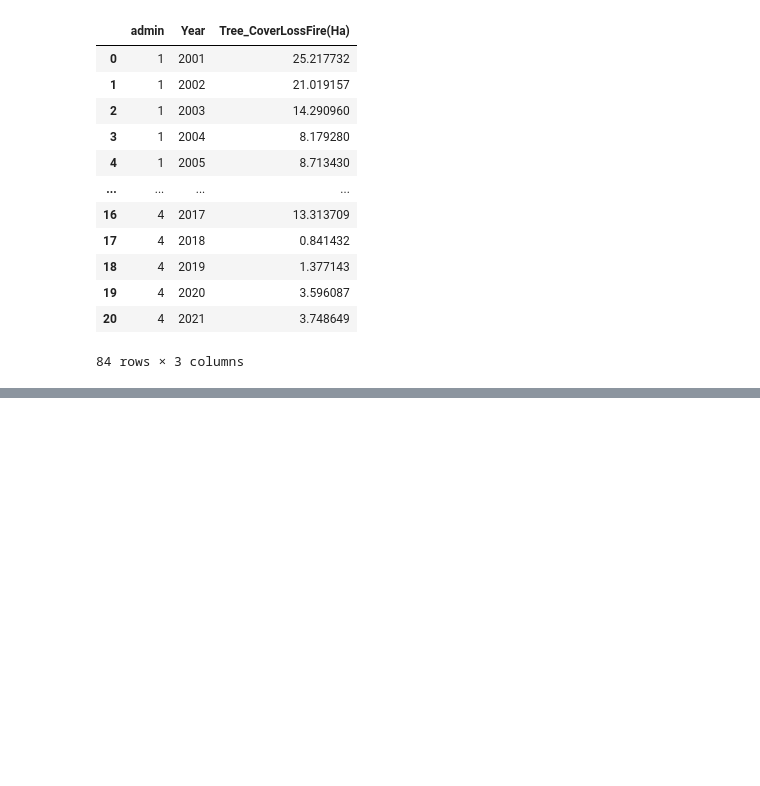
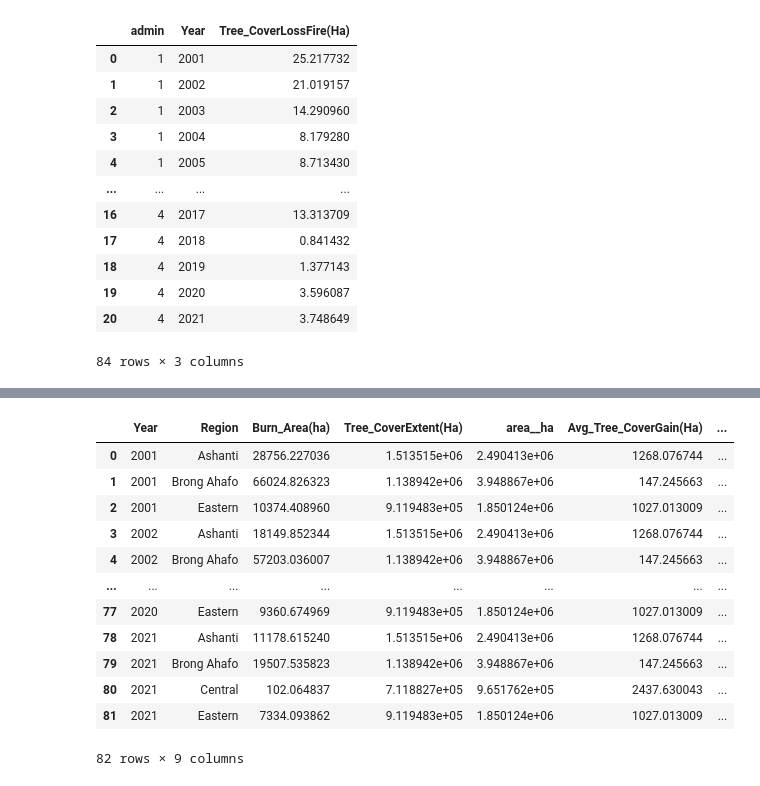
Before and after one commit to Sk2195/The-Chocolate-Project, a Jupyter notebook: Data Cleaning/Forest Data-Cleaning.ipynb, the cells around one changed output, grey strips where cells are left out. Saved outputs shown, nothing was run; the diff lists cells and outputs as text; code cells hidden in the pictures; blank space fills up the shorter version.

```diff
--- a/Data Cleaning/Forest Data-Cleaning.ipynb
+++ b/Data Cleaning/Forest Data-Cleaning.ipynb
@@ -616,0 +659,2 @@ final_mergeddf
+# %%
+final_mergeddf = pd.merge(final_mergeddf, geo_data, on='admin')
@@ -616,0 +669,5 @@ final_mergeddf
+# %%
+# Rename the column
+final_mergeddf.rename(columns={'name':'Region'},inplace=True)
+# %%
+final_mergeddf.drop(columns={'admin'},inplace=True)
@@ -617 +690,20 @@ final_mergeddf
+# %%
+# Group the data by Year and Region
+grouped_data = final_mergeddf.groupby(['Year', 'Region'], as_index=False).mean()
+# %%
+grouped_data
+# %% [output]
+|  | Year | Region | Burn_Area(ha) | Tree_CoverExtent(Ha) | area__ha | Avg_Tree_CoverGain(Ha) | ... |
+| 0 | 2001 | Ashanti | 28756.227036 | 1.513515e+06 | 2.490413e+06 | 1268.076744 | ... |
+| 1 | 2001 | Brong Ahafo | 66024.826323 | 1.138942e+06 | 3.948867e+06 | 147.245663 | ... |
+| 2 | 2001 | Eastern | 10374.408960 | 9.119483e+05 | 1.850124e+06 | 1027.013009 | ... |
+| 3 | 2002 | Ashanti | 18149.852344 | 1.513515e+06 | 2.490413e+06 | 1268.076744 | ... |
+| 4 | 2002 | Brong Ahafo | 57203.036007 | 1.138942e+06 | 3.948867e+06 | 147.245663 | ... |
+| ... | ... | ... | ... | ... | ... | ... | ... |
+| 77 | 2020 | Eastern | 9360.674969 | 9.119483e+05 | 1.850124e+06 | 1027.013009 | ... |
+| 78 | 2021 | Ashanti | 11178.615240 | 1.513515e+06 | 2.490413e+06 | 1268.076744 | ... |
+| 79 | 2021 | Brong Ahafo | 19507.535823 | 1.138942e+06 | 3.948867e+06 | 147.245663 | ... |
+| 80 | 2021 | Central | 102.064837 | 7.118827e+05 | 9.651762e+05 | 2437.630043 | ... |
+| 81 | 2021 | Eastern | 7334.093862 | 9.119483e+05 | 1.850124e+06 | 1027.013009 | ... |
+82 rows × 9 columns
 # %%
```
Also changed, not shown: parts of 12 cells of this notebook.
